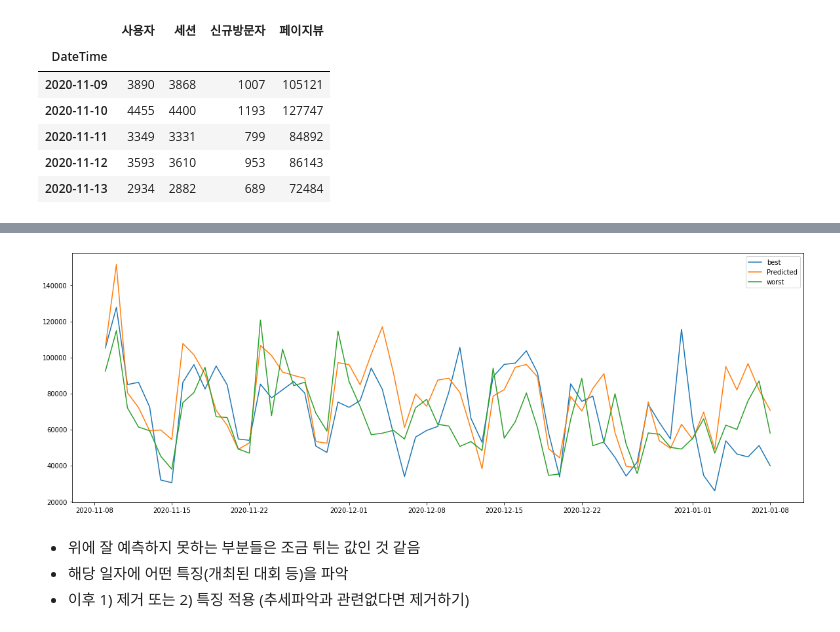
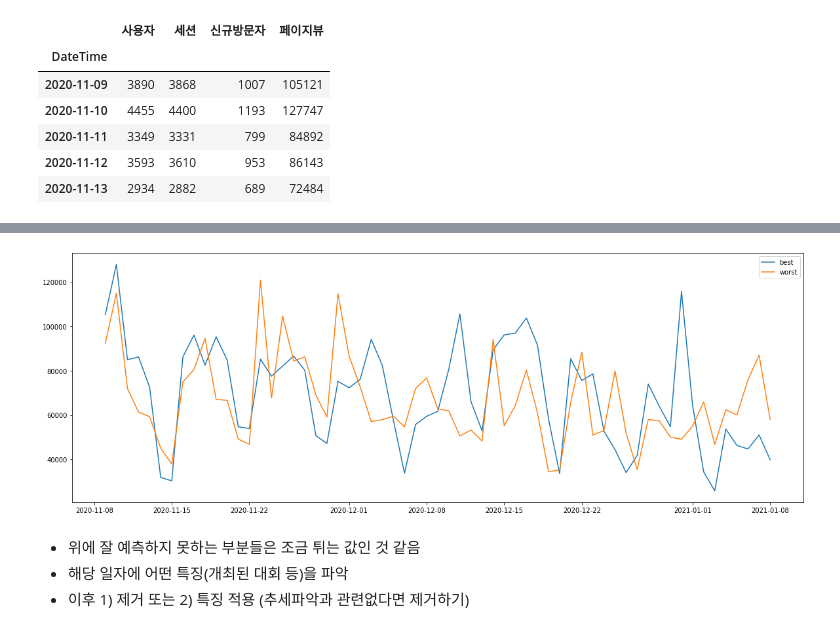
Before and after one commit to juhee3199/DACON_CUP, a Jupyter notebook: lstm_feature_추가.ipynb, the cells around one changed output, grey strips where cells are left out. Cells and saved outputs as stored; diff of their text form; code cells hidden in the pictures.

```diff
--- a/lstm_feature_추가.ipynb
+++ b/lstm_feature_추가.ipynb
@@ -498,13 +659,13 @@ pyplot.show()
 # %%
 
 plt.figure(figsize = (20,7))
 pyplot.plot(best['페이지뷰'], label='best')
-pyplot.plot(submission['페이지뷰'], label='Predicted')
+#pyplot.plot(submission['페이지뷰'], label='Predicted')
 pyplot.plot(worst['페이지뷰'], label = 'worst')
 pyplot.legend()
 pyplot.show()
 # %% [output]
-[figure, old version]
+[figure, new version]
 # %% [markdown]
 - 위에 잘 예측하지 못하는 부분들은 조금 튀는 값인 것 같음
 - 해당 일자에 어떤 특징(개최된 대회 등)을 파악
```
Also changed, not shown: parts of 26 cells of this notebook.
